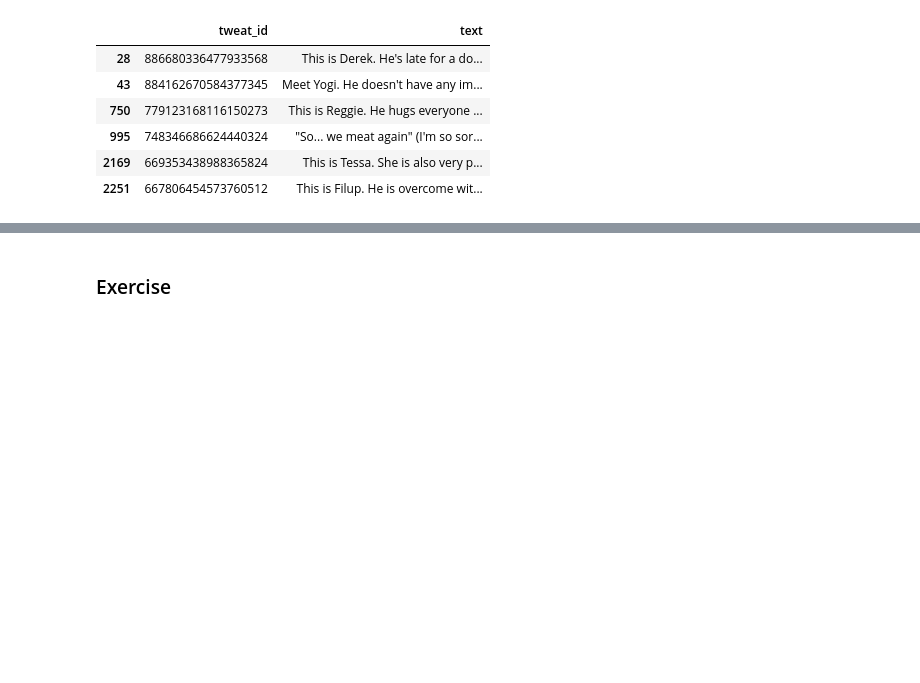
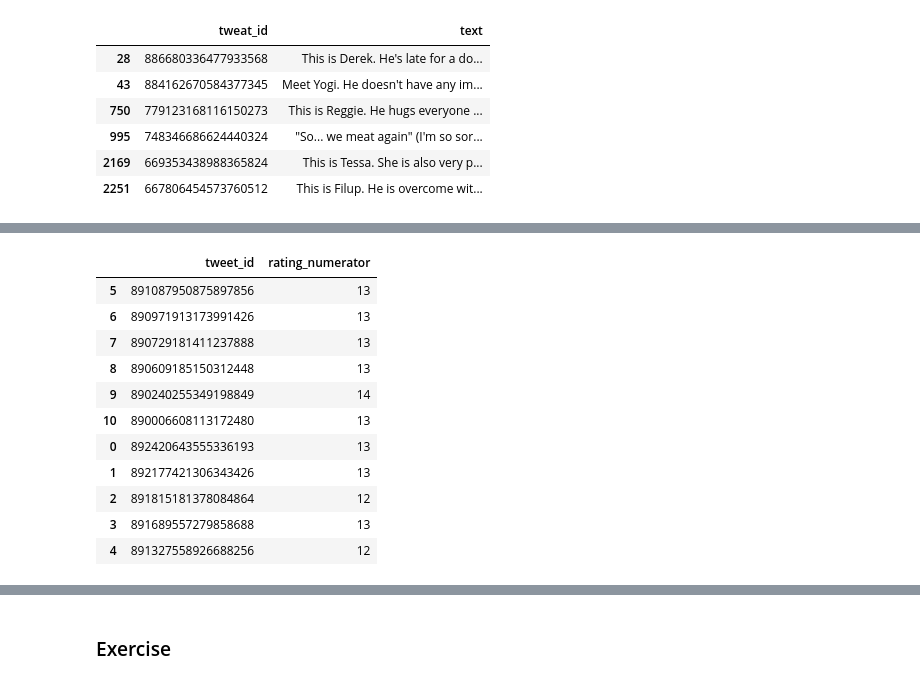
Before and after one commit to anneruhnke/data_wrangling, a Jupyter notebook: wrangle_act.ipynb, the cells around one changed output, grey strips where cells are left out. Cells and saved outputs as stored; diff of their text form; code cells hidden in the pictures; blank space fills up the shorter version.

```diff
--- a/wrangle_act.ipynb
+++ b/wrangle_act.ipynb
@@ -511,0 +553,3 @@ tweet_id_list
+# %%
+short_df_1 = short_df.iloc[0:5]
+short_df_1
@@ -511,0 +563,3 @@ tweet_id_list
+# %%
+short_df_2 = short_df.iloc[5:11]
+short_df_2
@@ -511,0 +574,16 @@ tweet_id_list
+# %%
+concat_df = pd.concat([short_df_2, short_df_1])
+concat_df
+# %% [output]
+|  | tweet_id | rating_numerator |
+| 5 | 891087950875897856 | 13 |
+| 6 | 890971913173991426 | 13 |
+| 7 | 890729181411237888 | 13 |
+| 8 | 890609185150312448 | 13 |
+| 9 | 890240255349198849 | 14 |
+| 10 | 890006608113172480 | 13 |
+| 0 | 892420643555336193 | 13 |
+| 1 | 892177421306343426 | 13 |
+| 2 | 891815181378084864 | 12 |
+| 3 | 891689557279858688 | 13 |
+| 4 | 891327558926688256 | 12 |
```
Also changed, not shown: parts of 76 cells of this notebook.
